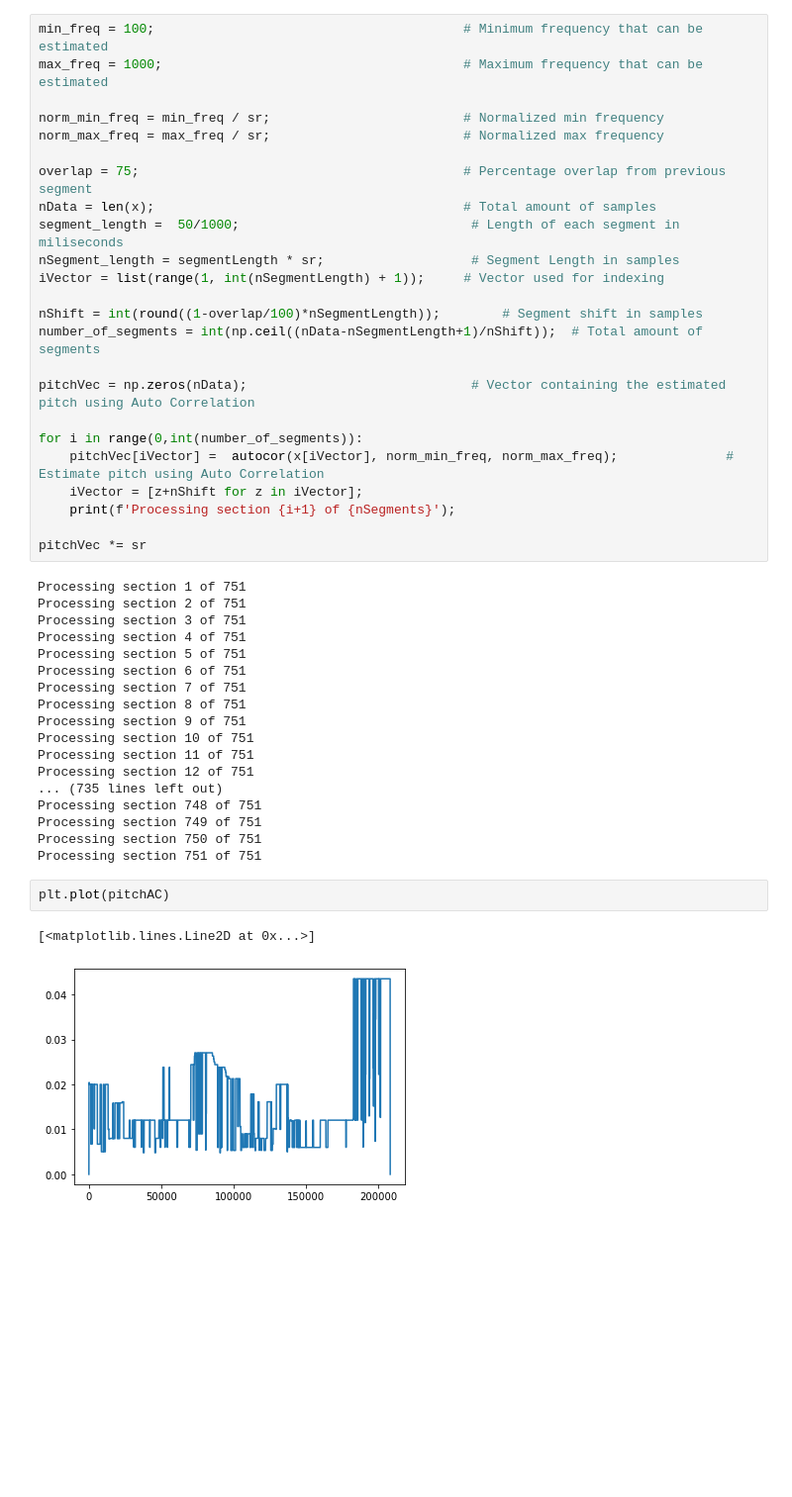
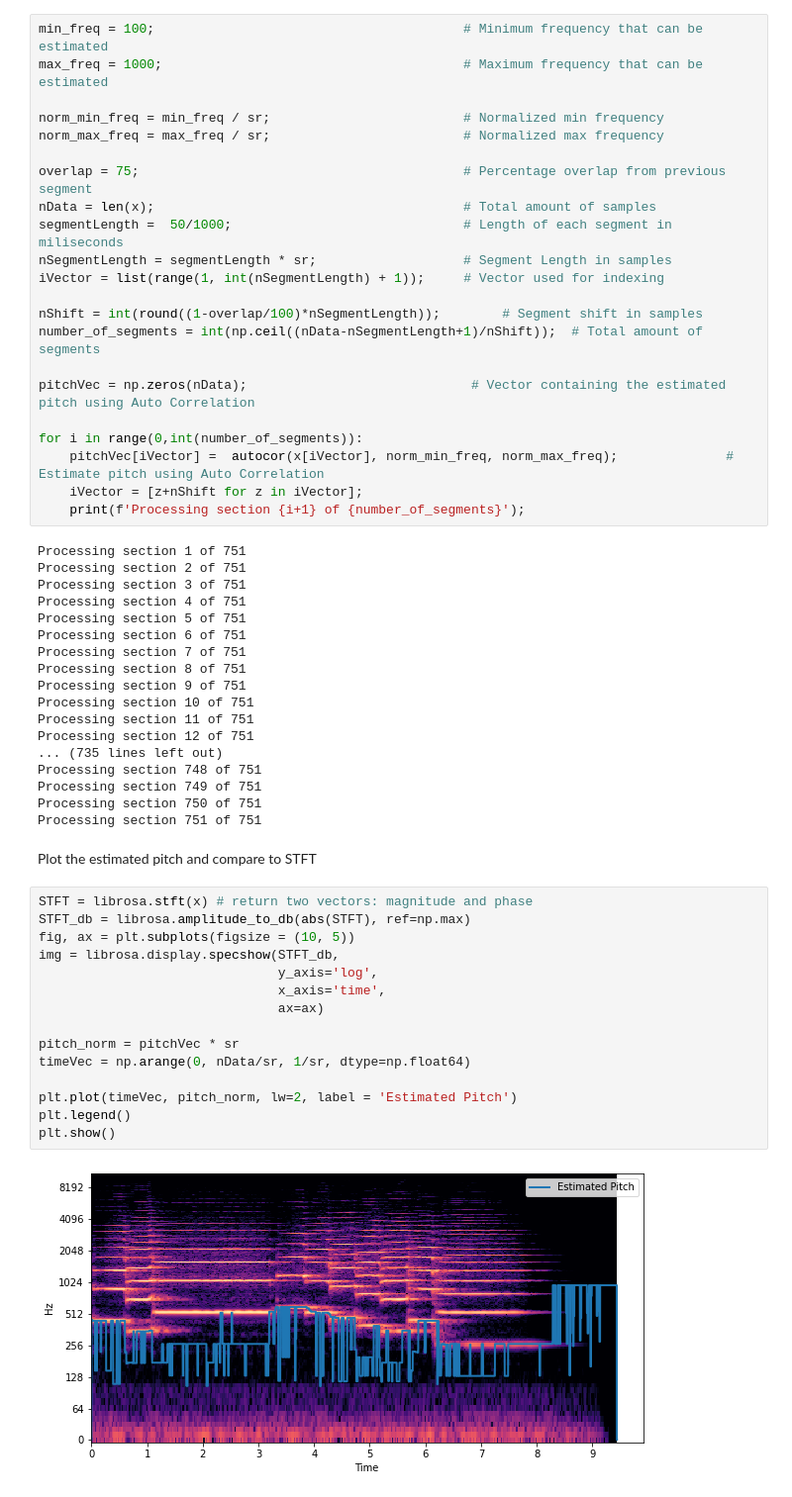
Before and after one commit to HNuijens/PythonAudioProcessing, a Jupyter notebook: Analysis/Autocorrelation Pitch Detection.ipynb, the cells around one changed output. Shown: that part at 99% size. Drawn from its saved outputs; the diff is of its cells as text; blank space fills up the shorter version.

Commit message:
added comparison to STFT

```diff
--- a/Analysis/Autocorrelation Pitch Detection.ipynb
+++ b/Analysis/Autocorrelation Pitch Detection.ipynb
@@ -53,8 +53,8 @@ norm_max_freq = max_freq / sr;                         # Normalized max frequenc
 
 overlap = 75;                                          # Percentage overlap from previous segment
 nData = len(x);                                        # Total amount of samples
-segment_length =  50/1000;                              # Length of each segment in miliseconds
-nSegment_length = segmentLength * sr;                   # Segment Length in samples
+segmentLength =  50/1000;                              # Length of each segment in miliseconds
+nSegmentLength = segmentLength * sr;                   # Segment Length in samples
 iVector = list(range(1, int(nSegmentLength) + 1));     # Vector used for indexing
 
 nShift = int(round((1-overlap/100)*nSegmentLength));        # Segment shift in samples
@@ -65,9 +65,7 @@ pitchVec = np.zeros(nData);                             # Vector containing the
 for i in range(0,int(number_of_segments)):
     pitchVec[iVector] =  autocor(x[iVector], norm_min_freq, norm_max_freq);              # Estimate pitch using Auto Correlation
     iVector = [z+nShift for z in iVector];
-    print(f'Processing section {i+1} of {nSegments}');
-
-pitchVec *= sr
+    print(f'Processing section {i+1} of {number_of_segments}');
 # %% [output]
 Processing section 1 of 751
 Processing section 2 of 751
@@ -86,8 +84,22 @@ Processing section 748 of 751
 Processing section 749 of 751
 Processing section 750 of 751
 Processing section 751 of 751
-# %%
-plt.plot(pitchAC)
-# %% [output]
-[<matplotlib.lines.Line2D at 0x...>]
-[figure, removed]
+# %% [markdown]
+Plot the estimated pitch and compare to STFT
+# %%
+STFT = librosa.stft(x) # return two vectors: magnitude and phase
+STFT_db = librosa.amplitude_to_db(abs(STFT), ref=np.max)
+fig, ax = plt.subplots(figsize = (10, 5))
+img = librosa.display.specshow(STFT_db,
+                               y_axis='log',
+                               x_axis='time',
+                               ax=ax)
+
+pitch_norm = pitchVec * sr
+timeVec = np.arange(0, nData/sr, 1/sr, dtype=np.float64)
+
+plt.plot(timeVec, pitch_norm, lw=2, label = 'Estimated Pitch')
+plt.legend()
+plt.show()
+# %% [output]
+[figure, added]
```
Also changed, not shown: parts of 3 cells of this notebook.
